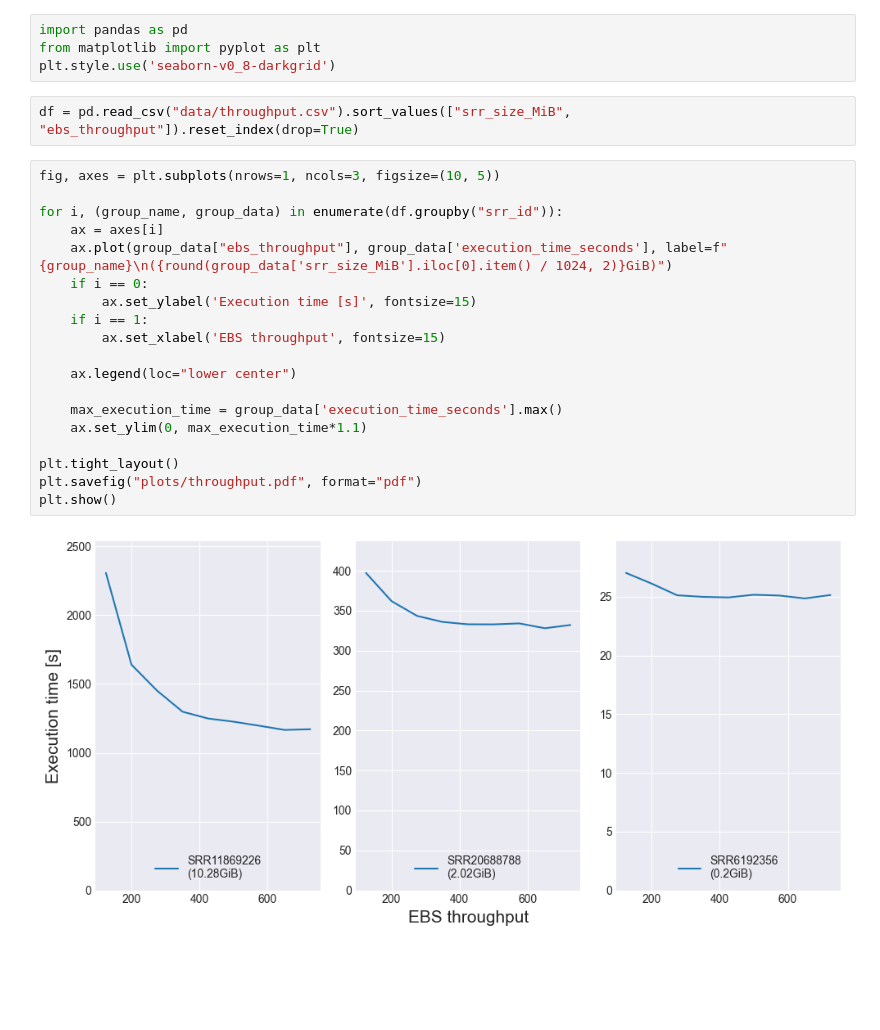
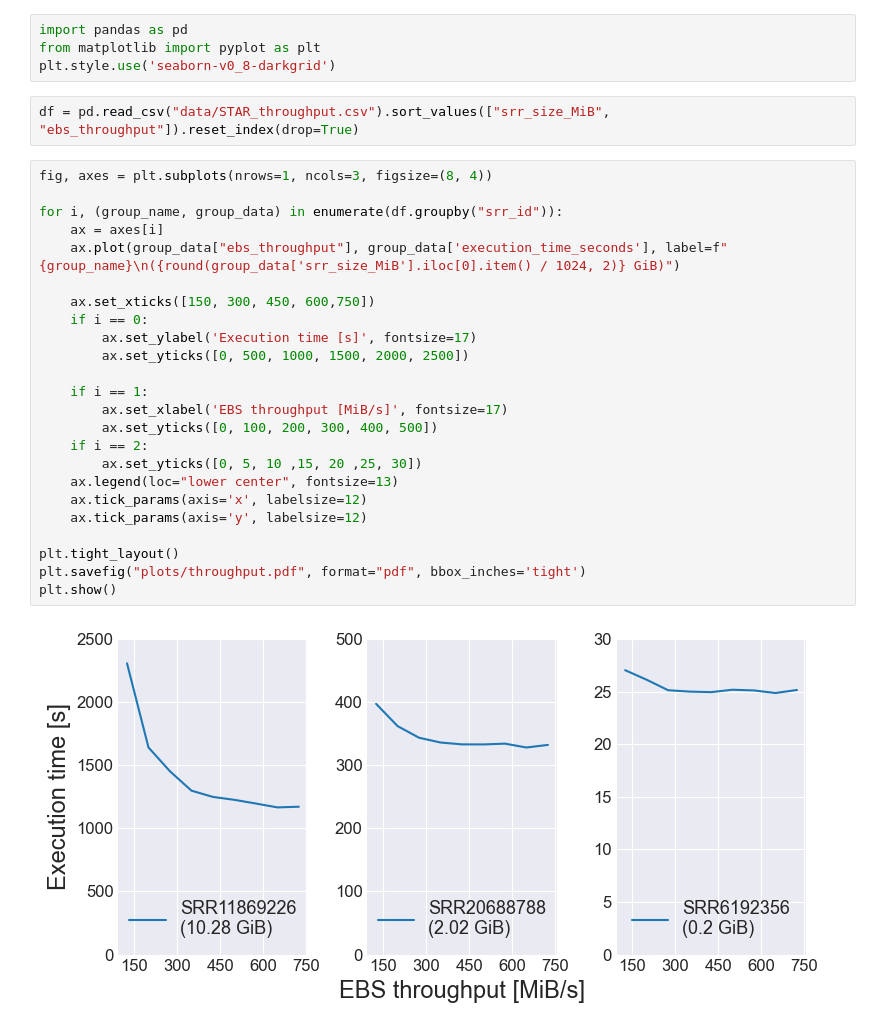
Before and after one commit to SanoScience/NearData, a Jupyter notebook: TranscriptomicsAtlas/analysis/STAR/Throughput/throughput_analysis.ipynb, the cells around one changed output. Saved outputs shown, nothing was run; the diff lists cells and outputs as text; blank space fills up the shorter version.

```diff
--- a/TranscriptomicsAtlas/analysis/STAR/Throughput/throughput_analysis.ipynb
+++ b/TranscriptomicsAtlas/analysis/STAR/Throughput/throughput_analysis.ipynb
@@ -3,25 +3,30 @@ import pandas as pd
 from matplotlib import pyplot as plt
 plt.style.use('seaborn-v0_8-darkgrid')
 # %%
-df = pd.read_csv("data/throughput.csv").sort_values(["srr_size_MiB", "ebs_throughput"]).reset_index(drop=True)
+df = pd.read_csv("data/STAR_throughput.csv").sort_values(["srr_size_MiB", "ebs_throughput"]).reset_index(drop=True)
 # %%
-fig, axes = plt.subplots(nrows=1, ncols=3, figsize=(10, 5))
+fig, axes = plt.subplots(nrows=1, ncols=3, figsize=(8, 4))
 
 for i, (group_name, group_data) in enumerate(df.groupby("srr_id")):
     ax = axes[i]
-    ax.plot(group_data["ebs_throughput"], group_data['execution_time_seconds'], label=f"{group_name}\n({round(group_data['srr_size_MiB'].iloc[0].item() / 1024, 2)}GiB)")
+    ax.plot(group_data["ebs_throughput"], group_data['execution_time_seconds'], label=f"{group_name}\n({round(group_data['srr_size_MiB'].iloc[0].item() / 1024, 2)} GiB)")
+
+    ax.set_xticks([150, 300, 450, 600,750])
     if i == 0:
-        ax.set_ylabel('Execution time [s]', fontsize=15)
+        ax.set_ylabel('Execution time [s]', fontsize=17)
+        ax.set_yticks([0, 500, 1000, 1500, 2000, 2500])
+
     if i == 1:
-        ax.set_xlabel('EBS throughput', fontsize=15)
-
-    ax.legend(loc="lower center")
-
-    max_execution_time = group_data['execution_time_seconds'].max()
-    ax.set_ylim(0, max_execution_time*1.1)
+        ax.set_xlabel('EBS throughput [MiB/s]', fontsize=17)
+        ax.set_yticks([0, 100, 200, 300, 400, 500])
+    if i == 2:
+        ax.set_yticks([0, 5, 10 ,15, 20 ,25, 30])
+    ax.legend(loc="lower center", fontsize=13)
+    ax.tick_params(axis='x', labelsize=12)
+    ax.tick_params(axis='y', labelsize=12)
 
 plt.tight_layout()
-plt.savefig("plots/throughput.pdf", format="pdf")
+plt.savefig("plots/throughput.pdf", format="pdf", bbox_inches='tight')
 plt.show()
 # %% [output]
-[figure, old version]
+[figure, new version]
```
Also changed, not shown: 12 other files.
